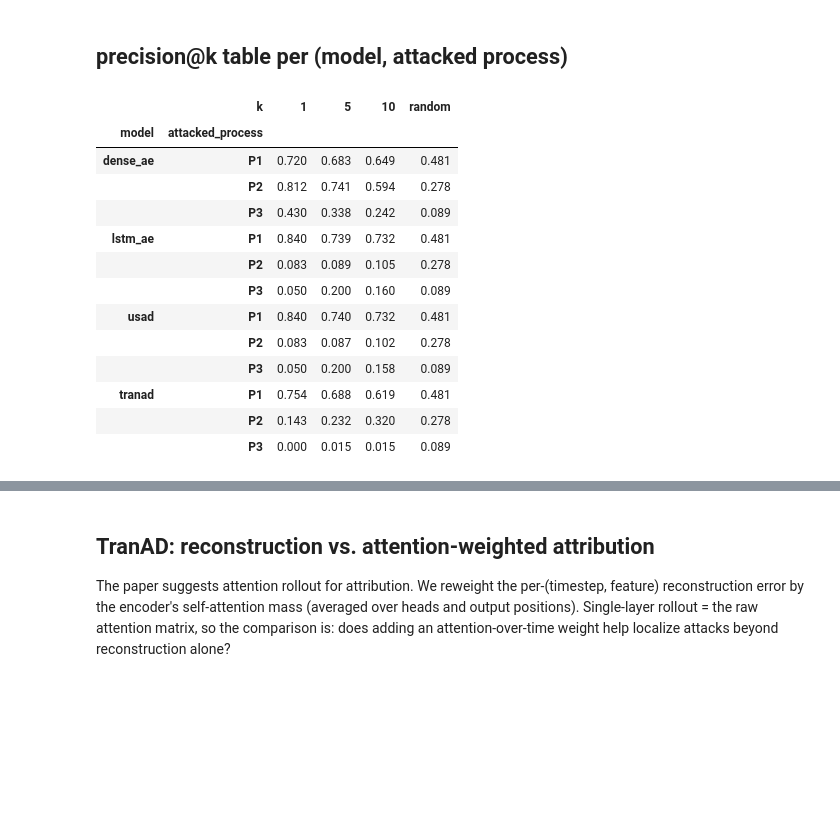
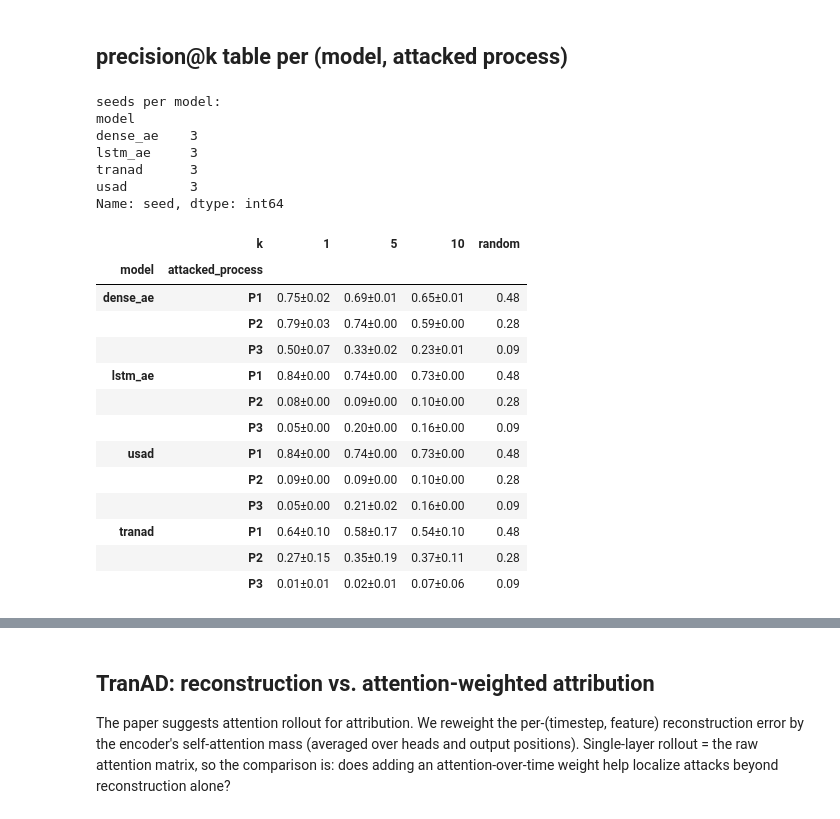
Before and after one commit to mapeke/ics-anomaly-detection, a Jupyter notebook: notebooks/07_attribution.ipynb, the cells around one changed output, grey strips where cells are left out. Drawn from its saved outputs; the diff is of its cells as text; code cells hidden in the pictures; blank space fills up the shorter version.

```diff
--- a/notebooks/07_attribution.ipynb
+++ b/notebooks/07_attribution.ipynb
@@ -37,30 +37,43 @@ df.head()
 ## precision@k table per (model, attacked process)
 # %%
 MODEL_ORDER = ['dense_ae', 'lstm_ae', 'usad', 'tranad']
-# Main table uses reconstruction attribution; attention is reported separately below.
 recon = df[df['attribution_method'] == 'reconstruction']
-tab = recon.pivot_table(
-    index=['model', 'attacked_process'],
-    columns='k', values='precision_at_k',
-).round(3)
+agg = recon.groupby(['model', 'attacked_process', 'k'])['precision_at_k'].agg(['mean', 'std']).round(3)
+# Compose mean+/-std string per cell.
+def _fmt(row):
+    if pd.isna(row['std']):
+        return f"{row['mean']:.2f}"
+    return f"{row['mean']:.2f}±{row['std']:.2f}"
+fmt = agg.apply(_fmt, axis=1)
+tab = fmt.unstack('k')
 base = recon.groupby(['model', 'attacked_process'])['random_baseline'].mean().round(3)
-tab['random'] = base
+tab['random'] = base.apply(lambda v: f"{v:.2f}")
+n_seeds = recon.groupby('model')['seed'].nunique()
+print('seeds per model:')
+print(n_seeds)
 tab = tab.reindex([(m, p) for m in MODEL_ORDER for p in ('P1', 'P2', 'P3')
                    if (m, p) in tab.index])
 tab
 # %% [output]
+seeds per model:
+model
+dense_ae    3
+lstm_ae     3
+tranad      3
+usad        3
+Name: seed, dtype: int64
 |  | k | 1 | 5 | 10 | random |
 | model | attacked_process |  |  |  |  |
-| dense_ae | P1 | 0.720 | 0.683 | 0.649 | 0.481 |
-|  | P2 | 0.812 | 0.741 | 0.594 | 0.278 |
-|  | P3 | 0.430 | 0.338 | 0.242 | 0.089 |
-| lstm_ae | P1 | 0.840 | 0.739 | 0.732 | 0.481 |
-|  | P2 | 0.083 | 0.089 | 0.105 | 0.278 |
-|  | P3 | 0.050 | 0.200 | 0.160 | 0.089 |
-| usad | P1 | 0.840 | 0.740 | 0.732 | 0.481 |
-|  | P2 | 0.083 | 0.087 | 0.102 | 0.278 |
-|  | P3 | 0.050 | 0.200 | 0.158 | 0.089 |
-| tranad | P1 | 0.754 | 0.688 | 0.619 | 0.481 |
-|  | P2 | 0.143 | 0.232 | 0.320 | 0.278 |
-|  | P3 | 0.000 | 0.015 | 0.015 | 0.089 |
+| dense_ae | P1 | 0.75±0.02 | 0.69±0.01 | 0.65±0.01 | 0.48 |
+|  | P2 | 0.79±0.03 | 0.74±0.00 | 0.59±0.00 | 0.28 |
+|  | P3 | 0.50±0.07 | 0.33±0.02 | 0.23±0.01 | 0.09 |
+| lstm_ae | P1 | 0.84±0.00 | 0.74±0.00 | 0.73±0.00 | 0.48 |
+|  | P2 | 0.08±0.00 | 0.09±0.00 | 0.10±0.00 | 0.28 |
+|  | P3 | 0.05±0.00 | 0.20±0.00 | 0.16±0.00 | 0.09 |
+| usad | P1 | 0.84±0.00 | 0.74±0.00 | 0.73±0.00 | 0.48 |
+|  | P2 | 0.09±0.00 | 0.09±0.00 | 0.10±0.00 | 0.28 |
+|  | P3 | 0.05±0.00 | 0.21±0.02 | 0.16±0.00 | 0.09 |
+| tranad | P1 | 0.64±0.10 | 0.58±0.17 | 0.54±0.10 | 0.48 |
+|  | P2 | 0.27±0.15 | 0.35±0.19 | 0.37±0.11 | 0.28 |
+|  | P3 | 0.01±0.01 | 0.02±0.01 | 0.07±0.06 | 0.09 |
 # %% [markdown]
```
Also changed, not shown: parts of 8 cells of this notebook, 4 other files.
